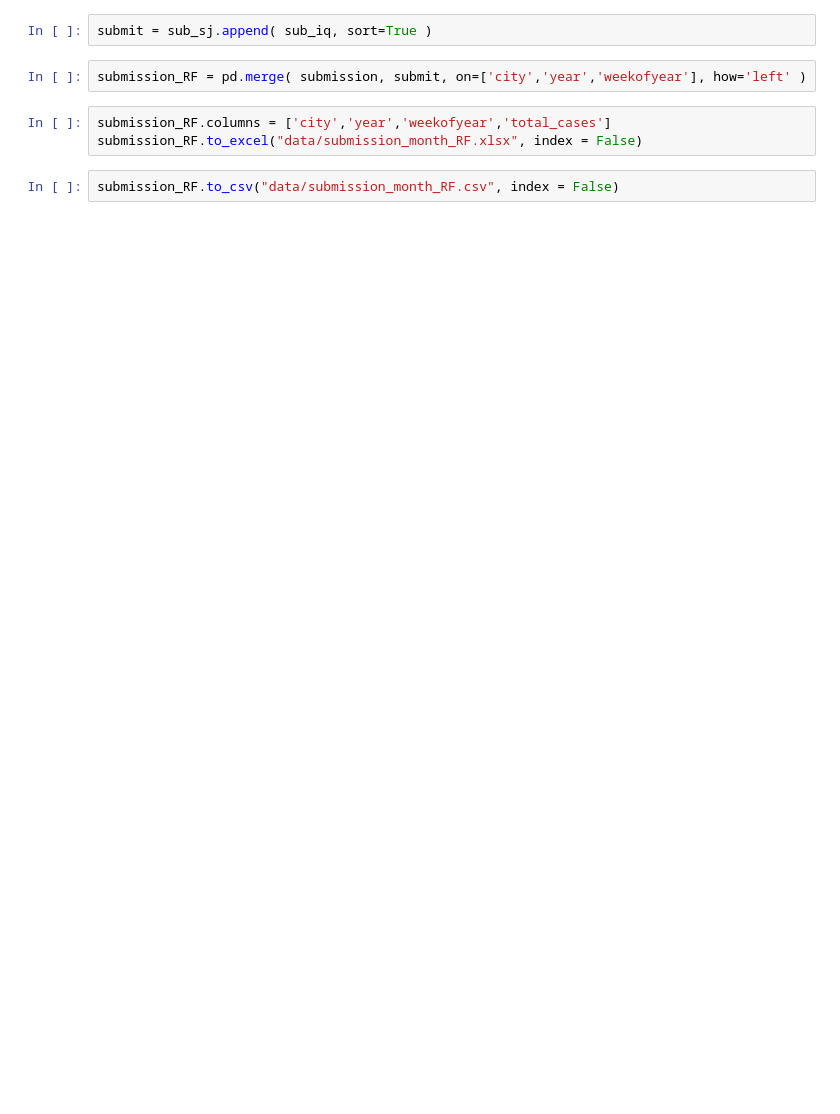
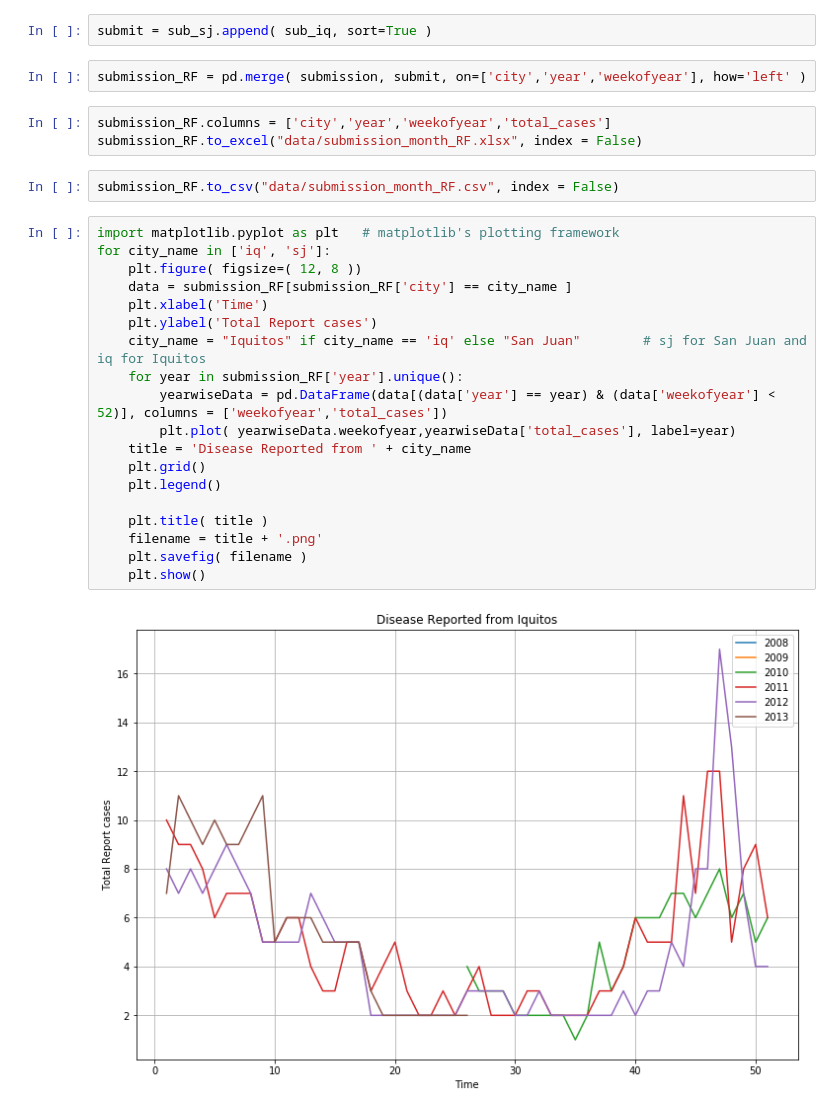
Before and after one commit to febil/Data-Science, a Jupyter notebook: Applied-Machine-Learning/Capstone Project/Source/13_RandomForest_model.ipynb, the cells around one changed output. Drawn from its saved outputs; the diff is of its cells as text; blank space fills up the shorter version.

```diff
--- a/Applied-Machine-Learning/Capstone Project/Source/13_RandomForest_model.ipynb
+++ b/Applied-Machine-Learning/Capstone Project/Source/13_RandomForest_model.ipynb
@@ -121,3 +138,24 @@ submission_RF.columns = ['city','year','weekofyear','total_cases']
 submission_RF.to_excel("data/submission_month_RF.xlsx", index = False)
 # %%
 submission_RF.to_csv("data/submission_month_RF.csv", index = False)
+# %%
+import matplotlib.pyplot as plt   # matplotlib's plotting framework
+for city_name in ['iq', 'sj']:
+    plt.figure( figsize=( 12, 8 ))
+    data = submission_RF[submission_RF['city'] == city_name ]
+    plt.xlabel('Time')
+    plt.ylabel('Total Report cases')
+    city_name = "Iquitos" if city_name == 'iq' else "San Juan"        # sj for San Juan and iq for Iquitos
+    for year in submission_RF['year'].unique():
+        yearwiseData = pd.DataFrame(data[(data['year'] == year) & (data['weekofyear'] < 52)], columns = ['weekofyear','total_cases'])
+        plt.plot( yearwiseData.weekofyear,yearwiseData['total_cases'], label=year)
+    title = 'Disease Reported from ' + city_name
+    plt.grid()
+    plt.legend()
+
+    plt.title( title )
+    filename = title + '.png'
+    plt.savefig( filename )
+    plt.show()
+# %% [output]
+[figure, added]
```
Also changed, not shown: parts of 3 cells of this notebook, 14 other files.
